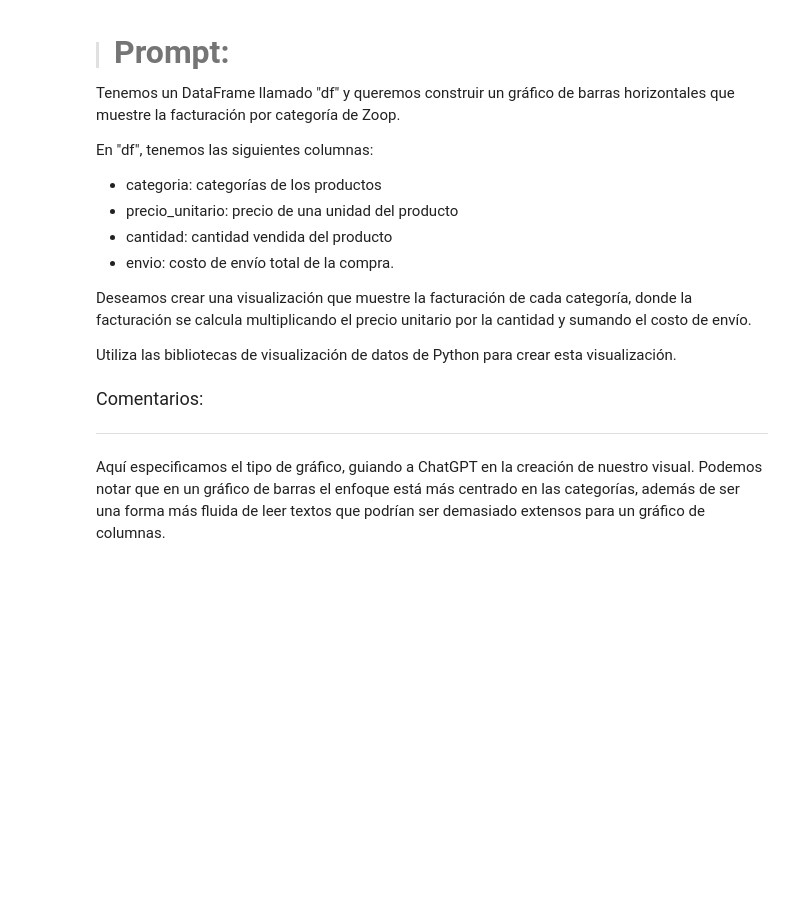
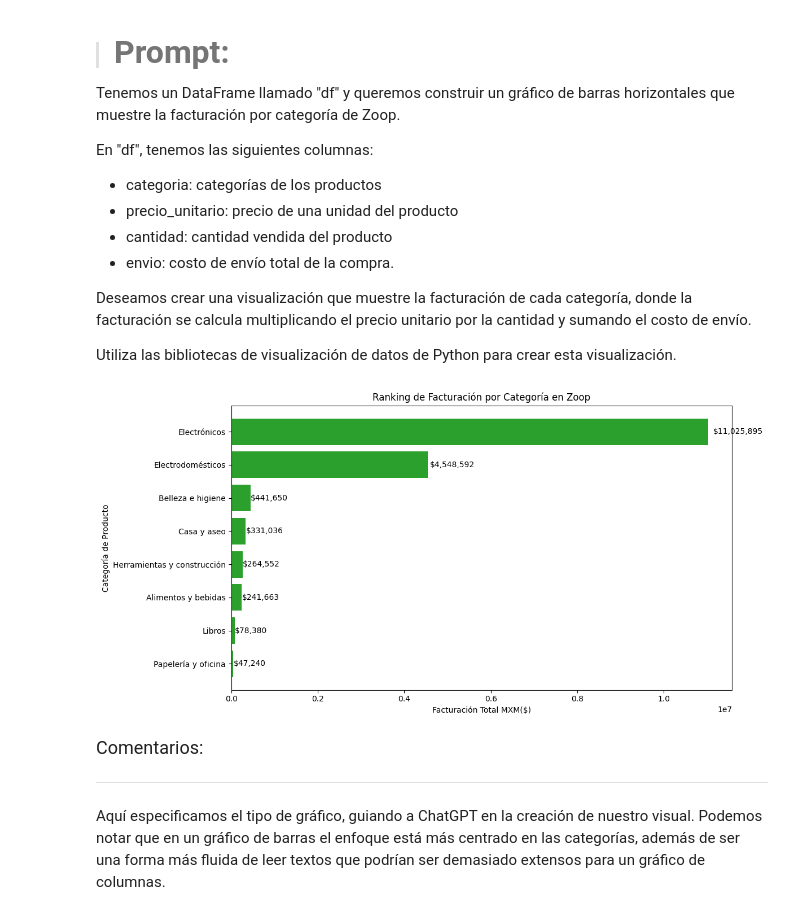
Before and after one commit to Basurero2/IA_aplicada_a_ciencia_de_datos, a Jupyter notebook: IA_aplicada_a_ciencia_de_datos.ipynb, the cells around one changed output. Saved outputs shown, nothing was run; the diff lists cells and outputs as text; code cells hidden in the pictures; blank space fills up the shorter version.

```diff
--- a/IA_aplicada_a_ciencia_de_datos.ipynb
+++ b/IA_aplicada_a_ciencia_de_datos.ipynb
@@ -439,6 +536,42 @@ En "df", tenemos las siguientes columnas:
 Deseamos crear una visualización que muestre la facturación de cada categoría, donde la facturación se calcula multiplicando el precio unitario por la cantidad y sumando el costo de envío.
 
 Utiliza las bibliotecas de visualización de datos de Python para crear esta visualización.
+# %%
+# 1. Crear la columna de 'facturacion' según tu fórmula
+# (Precio x Cantidad) + Envio
+df['facturacion'] = (df['precio_unitario'] * df['cantidad']) + df['envio']
+
+# 2. Agrupar por categoría y sumar la facturación
+# Usamos .sort_values(ascending=True) para que al graficar, la categoría mayor quede arriba.
+facturacion_por_categoria = df.groupby('categoria')['facturacion'].sum().sort_values(ascending=True)
+
+# 3. Crear el gráfico de barras horizontales
+plt.figure(figsize=(12, 6))
+
+# 'barh' es la función clave para barras horizontales
+barras = plt.barh(facturacion_por_categoria.index, facturacion_por_categoria.values, color='#2ca02c')
+
+# 4. Personalización
+plt.xlabel('Facturación Total MXM($)')
+plt.ylabel('Categoría de Producto')
+plt.title('Ranking de Facturación por Categoría en Zoop')
+
+# 5. Añadir etiquetas de valor al final de cada barra
+# Al ser horizontal, cambiamos la lógica: x es el ancho de la barra, y es la posición vertical.
+for barra in barras:
+    ancho = barra.get_width() # Esto es el valor monetario
+    plt.text(
+        ancho * 1.01, # Colocamos el texto un 1% a la derecha del final de la barra para dar aire
+        barra.get_y() + barra.get_height()/2, # Centrado verticalmente en la barra
+        f'${ancho:,.0f}', # Formato de moneda: $1,234 (sin decimales para limpieza)
+        va='center', # Alineación vertical centrada
+        ha='left'    # Alineación horizontal a la izquierda (el texto empieza donde termina la barra)
+    )
+
+# Ajuste de márgenes para que no se corte el texto largo
+plt.tight_layout()
+# %% [output]
+[figure, added]
 # %% [markdown]
 <font color="7b71ff" size=4> Comentarios: </font>
 
```
Also changed, not shown: parts of 42 cells of this notebook.
